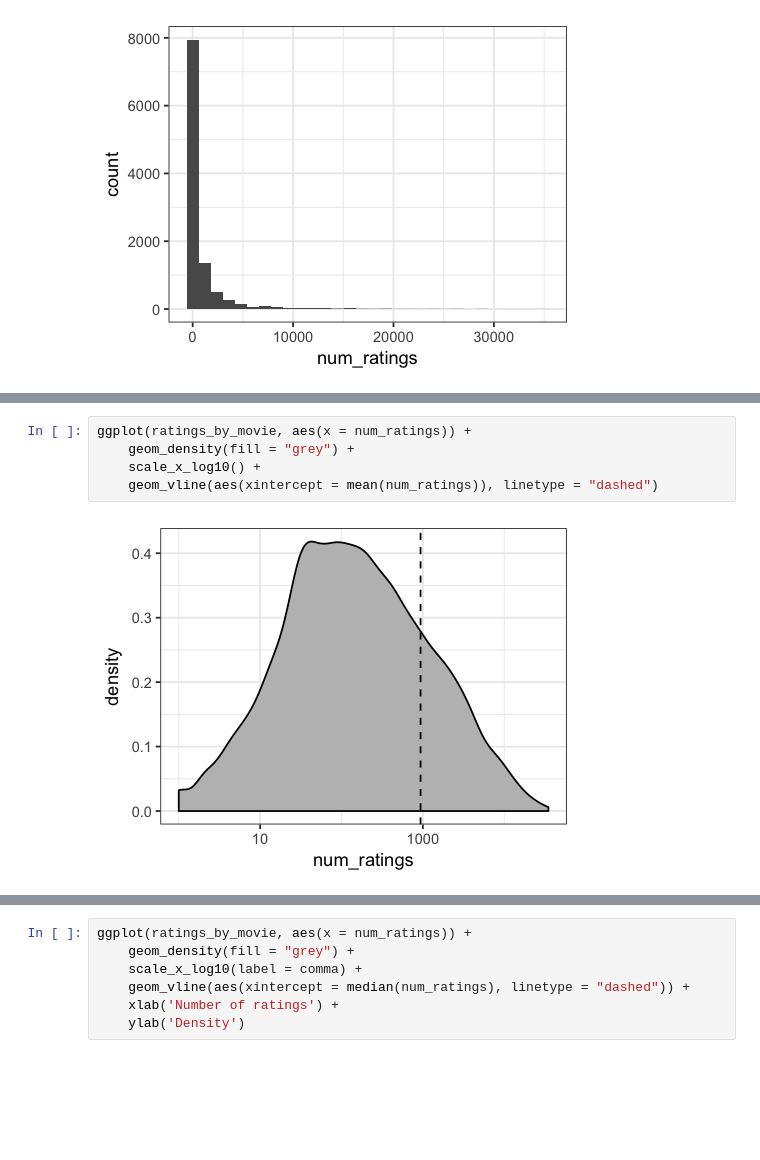
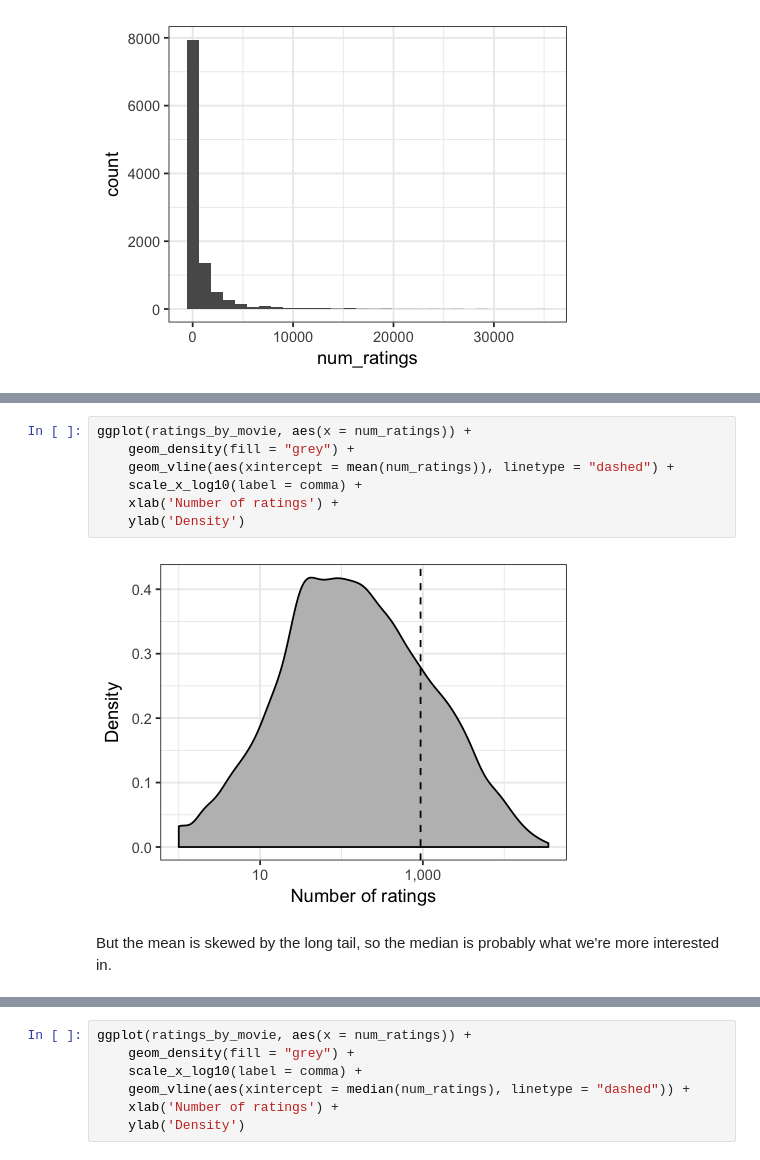
Before and after one commit to jhofman/msd2017, a Jupyter notebook: lectures/lecture_5/visualization_with_ggplot2.ipynb, the cells around one changed output, grey strips where cells are left out. Cells and saved outputs as stored; diff of their text form; blank space fills up the shorter version.

```diff
--- a/lectures/lecture_5/visualization_with_ggplot2.ipynb
+++ b/lectures/lecture_5/visualization_with_ggplot2.ipynb
@@ -259,10 +414,14 @@ ggplot(ratings_by_movie, aes(x = num_ratings)) +
 # %%
 ggplot(ratings_by_movie, aes(x = num_ratings)) +
     geom_density(fill = "grey") +
-    scale_x_log10() +
-    geom_vline(aes(xintercept = mean(num_ratings)), linetype = "dashed")
+    geom_vline(aes(xintercept = mean(num_ratings)), linetype = "dashed") +
+    scale_x_log10(label = comma) +
+    xlab('Number of ratings') +
+    ylab('Density')
 # %% [output]
-[figure, old version]
+[figure, new version]
+# %% [markdown]
+But the mean is skewed by the long tail, so the median is probably what we're more interested in.
 # %%
 ggplot(ratings_by_movie, aes(x = num_ratings)) +
     geom_density(fill = "grey") +
```
Also changed, not shown: parts of 75 cells of this notebook.
